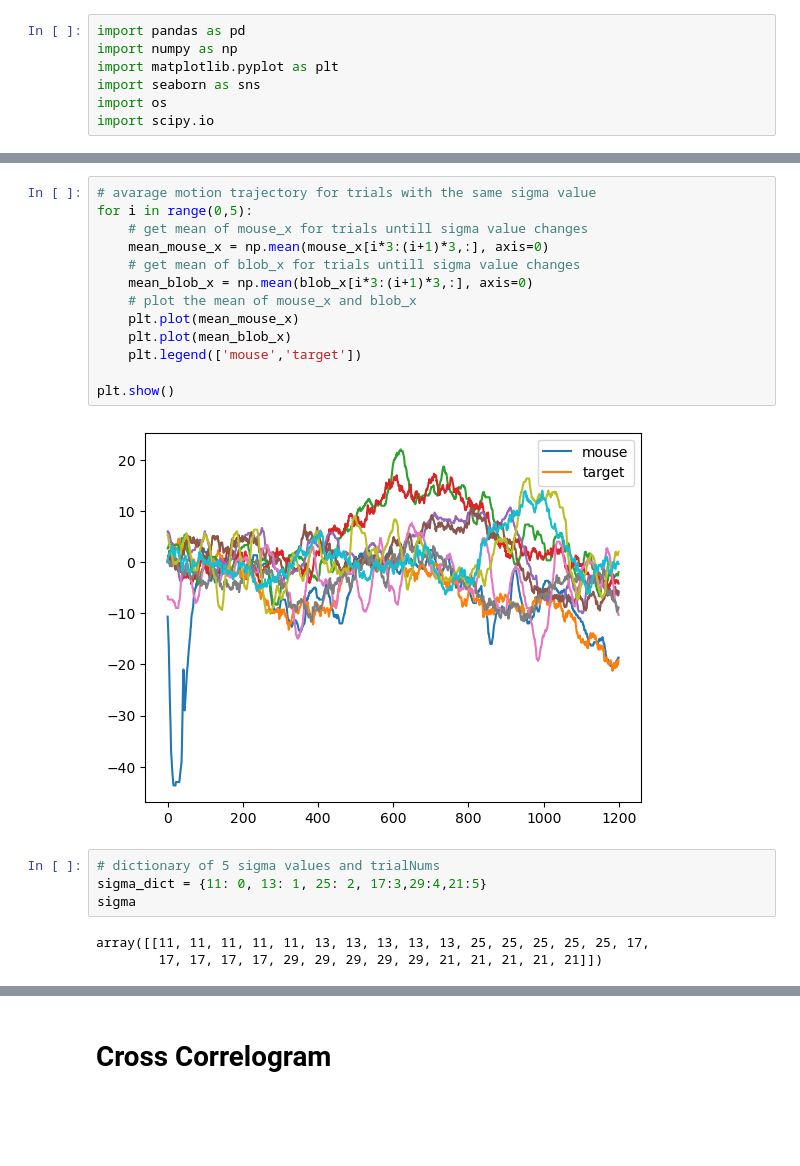
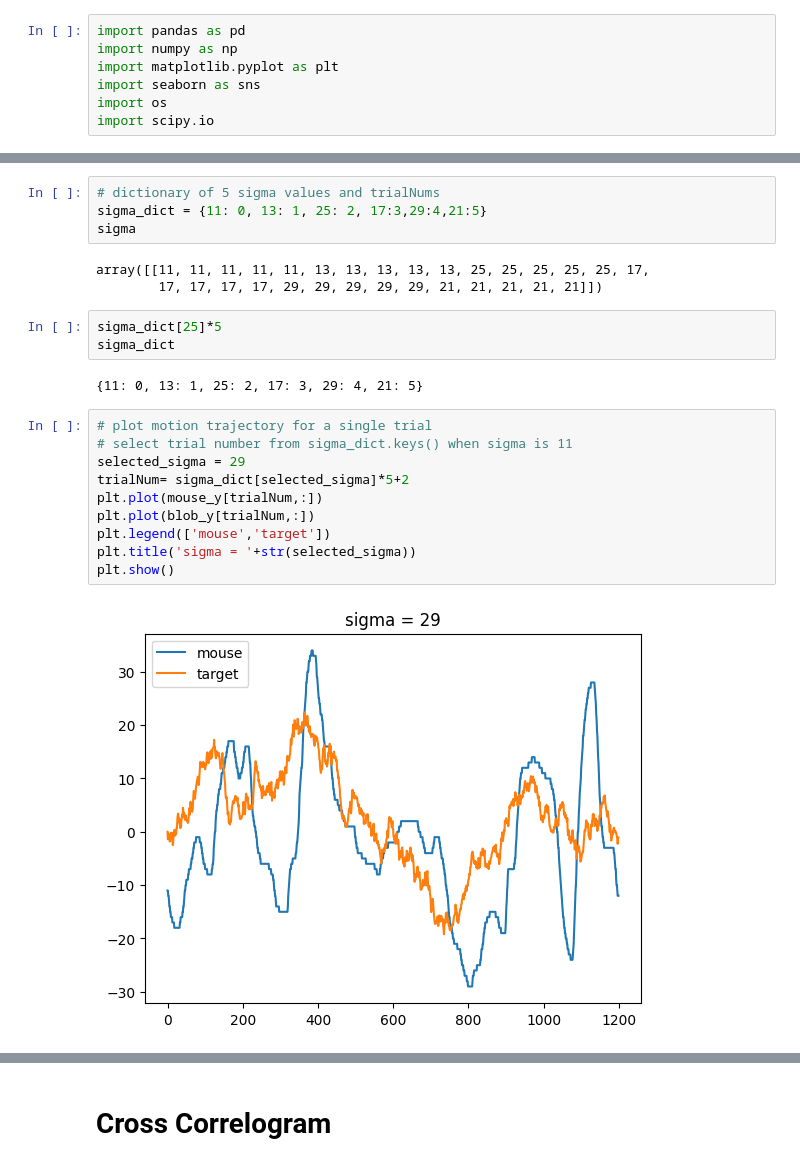
Before and after one commit to omeryildiran/Guido-Pascal-Omer-continuous-psychophysics, a Jupyter notebook: analysis_primier.ipynb, the cells around one changed output, grey strips where cells are left out. Saved outputs shown, nothing was run; the diff lists cells and outputs as text; blank space fills up the shorter version.

```diff
--- a/analysis_primier.ipynb
+++ b/analysis_primier.ipynb
@@ -54,18 +50,3 @@ plt.show()
-# %%
-# avarage motion trajectory for trials with the same sigma value
-for i in range(0,5):
-    # get mean of mouse_x for trials untill sigma value changes
-    mean_mouse_x = np.mean(mouse_x[i*3:(i+1)*3,:], axis=0)
-    # get mean of blob_x for trials untill sigma value changes
-    mean_blob_x = np.mean(blob_x[i*3:(i+1)*3,:], axis=0)
-    # plot the mean of mouse_x and blob_x
-    plt.plot(mean_mouse_x)
-    plt.plot(mean_blob_x)
-    plt.legend(['mouse','target'])
-
-plt.show()
-# %% [output]
-[figure, removed]
 # %%
 # dictionary of 5 sigma values and trialNums
 sigma_dict = {11: 0, 13: 1, 25: 2, 17:3,29:4,21:5}
@@ -73,3 +54,20 @@ sigma
 # %% [output]
 array([[11, 11, 11, 11, 11, 13, 13, 13, 13, 13, 25, 25, 25, 25, 25, 17,
         17, 17, 17, 17, 29, 29, 29, 29, 29, 21, 21, 21, 21, 21]])
+# %%
+sigma_dict[25]*5
+sigma_dict
+# %% [output]
+{11: 0, 13: 1, 25: 2, 17: 3, 29: 4, 21: 5}
+# %%
+# plot motion trajectory for a single trial
+# select trial number from sigma_dict.keys() when sigma is 11
+selected_sigma = 29
+trialNum= sigma_dict[selected_sigma]*5+2
+plt.plot(mouse_y[trialNum,:])
+plt.plot(blob_y[trialNum,:])
+plt.legend(['mouse','target'])
+plt.title('sigma = '+str(selected_sigma))
+plt.show()
+# %% [output]
+[figure, added]
```
Also changed, not shown: parts of 16 cells of this notebook, 1 other file.
